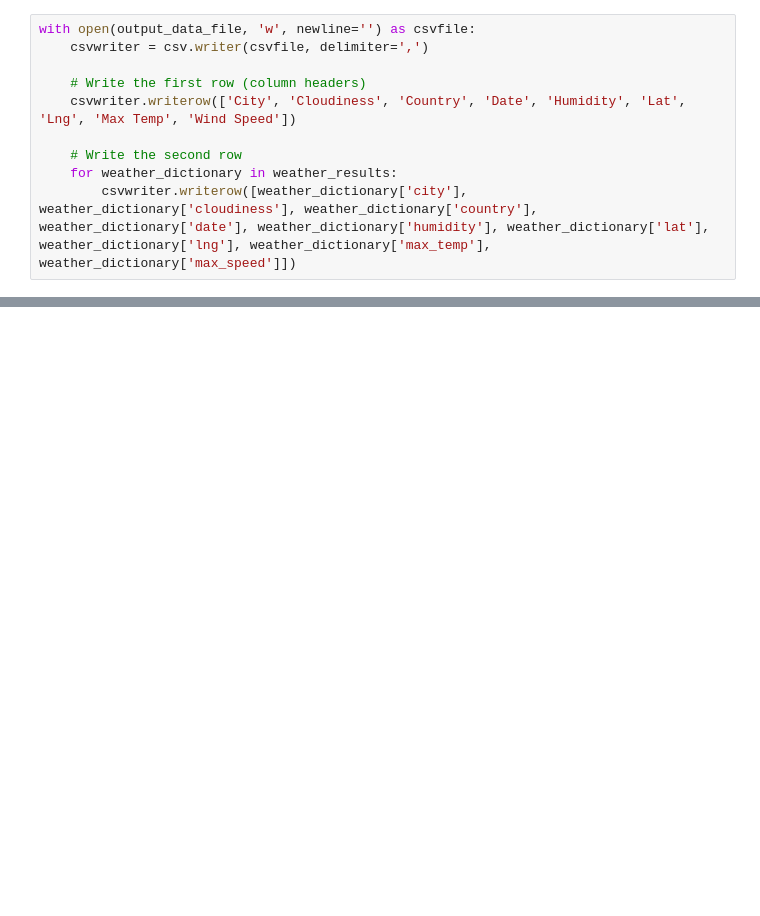
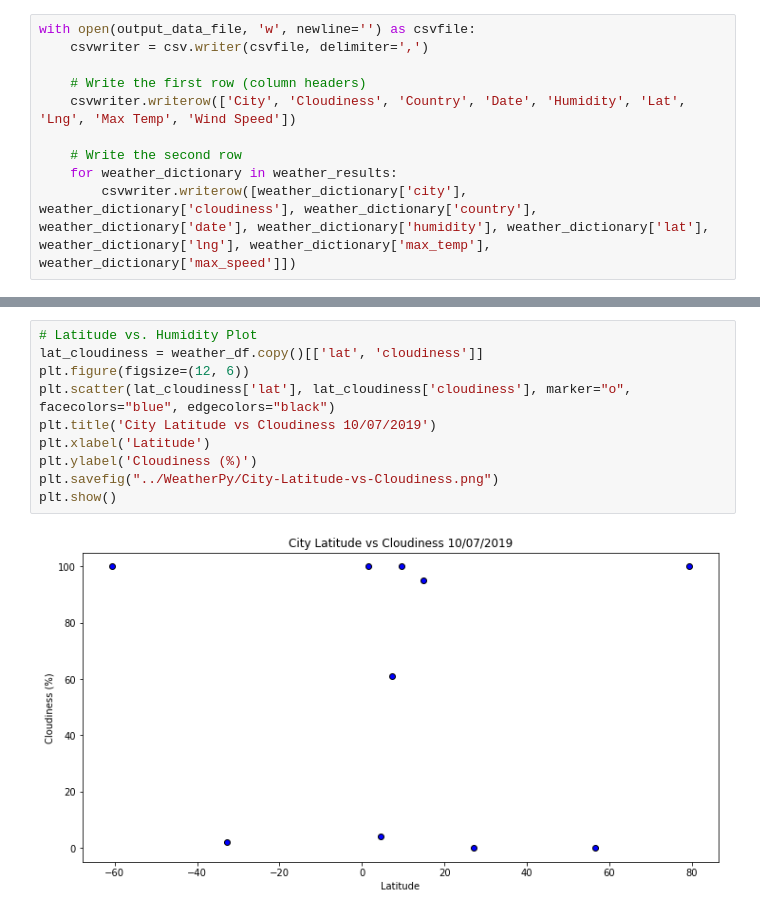
Before and after one commit to adamahrens/python-api-challenge, a Jupyter notebook: WeatherPy/API Challenge.ipynb, the cells around one changed output, grey strips where cells are left out. Drawn from its saved outputs; the diff is of its cells as text; blank space fills up the shorter version.

```diff
--- a/WeatherPy/API Challenge.ipynb
+++ b/WeatherPy/API Challenge.ipynb
@@ -114,0 +139,12 @@ weather_df.head()
+# %%
+# Latitude vs. Humidity Plot
+lat_cloudiness = weather_df.copy()[['lat', 'cloudiness']]
+plt.figure(figsize=(12, 6))
+plt.scatter(lat_cloudiness['lat'], lat_cloudiness['cloudiness'], marker="o", facecolors="blue", edgecolors="black")
+plt.title('City Latitude vs Cloudiness 10/07/2019')
+plt.xlabel('Latitude')
+plt.ylabel('Cloudiness (%)')
+plt.savefig("../WeatherPy/City-Latitude-vs-Cloudiness.png")
+plt.show()
+# %% [output]
+[figure, added]
```
Also changed, not shown: parts of 6 cells of this notebook, 5 other files.
